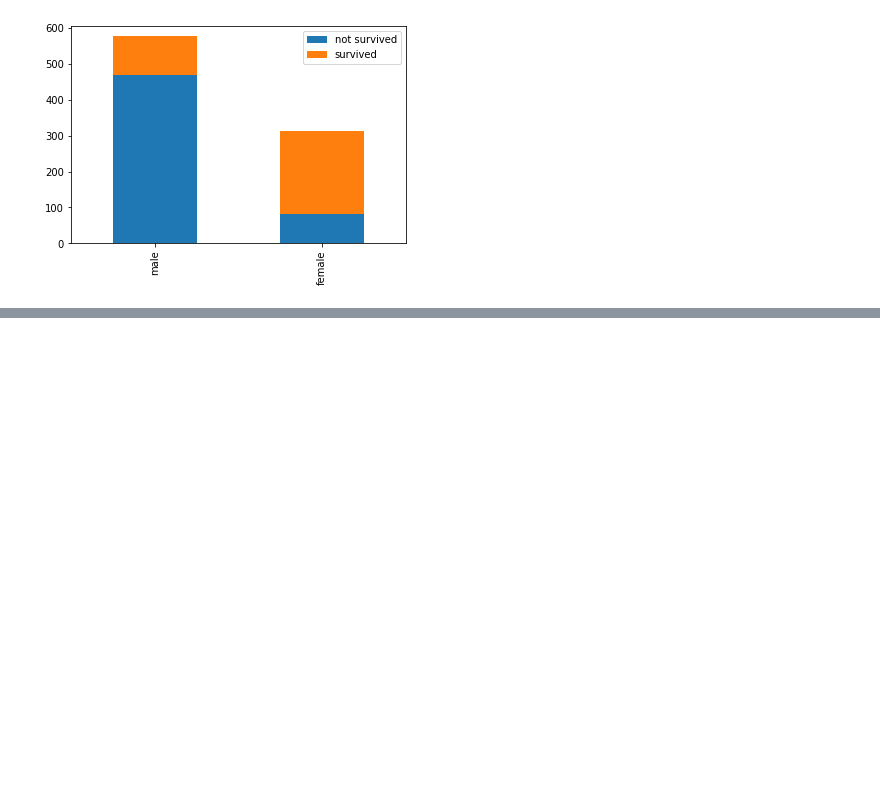
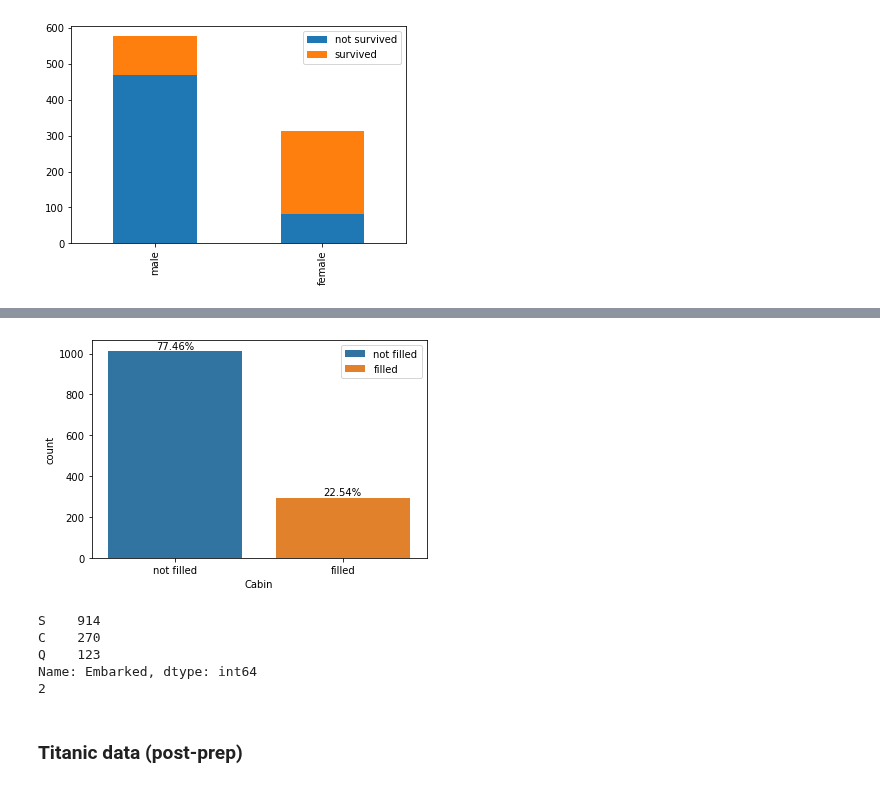
Before and after one commit to limafernando/falsb, a Jupyter notebook: benchmark/util/titanic_viz.ipynb, the cells around one changed output, grey strips where cells are left out. Drawn from its saved outputs; the diff is of its cells as text; code cells hidden in the pictures; blank space fills up the shorter version.

Commit message:
Adjusting prep and viz for a unique adult post-prep file

```diff
--- a/benchmark/util/titanic_viz.ipynb
+++ b/benchmark/util/titanic_viz.ipynb
@@ -101,0 +128,37 @@ plt.show()
+# %%
+cols = ['Cabin', 'count', 'percent']
+filled = ['not filled', 'filled']
+res_df = pd.DataFrame(columns=cols, dtype='object')
+
+counts_nan = data['Cabin'].isna().sum()
+count_not_nan = data['Cabin'].count().sum()
+res_df = pd.DataFrame(
+    data=[
+        [filled[0], counts_nan, counts_nan/len(data['Cabin'].index)],
+        [filled[1], count_not_nan, count_not_nan/len(data['Cabin'].index)]
+    ],
+    columns=cols
+)
+
+for i in res_df.index:
+    percent = np.round(res_df.loc[i, 'percent']*100, 2)
+    percent = f'{percent}%'
+    y = res_df.loc[i, 'count']
+    plt.annotate(percent, (i, y), ha="center", va="bottom")
+
+sns.barplot(x='Cabin',y='count',data=res_df,hue='Cabin', dodge=False)
+plt.legend(loc="upper right")
+plt.show()
+# %% [output]
+[figure, added]
+# %%
+print(data['Embarked'].value_counts())
+print(data['Embarked'].isna().sum())
+# %% [output]
+S    914
+C    270
+Q    123
+Name: Embarked, dtype: int64
+2
+# %% [markdown]
+### Titanic data (post-prep)
```
Also changed, not shown: parts of 24 cells of this notebook, 4 other files.
